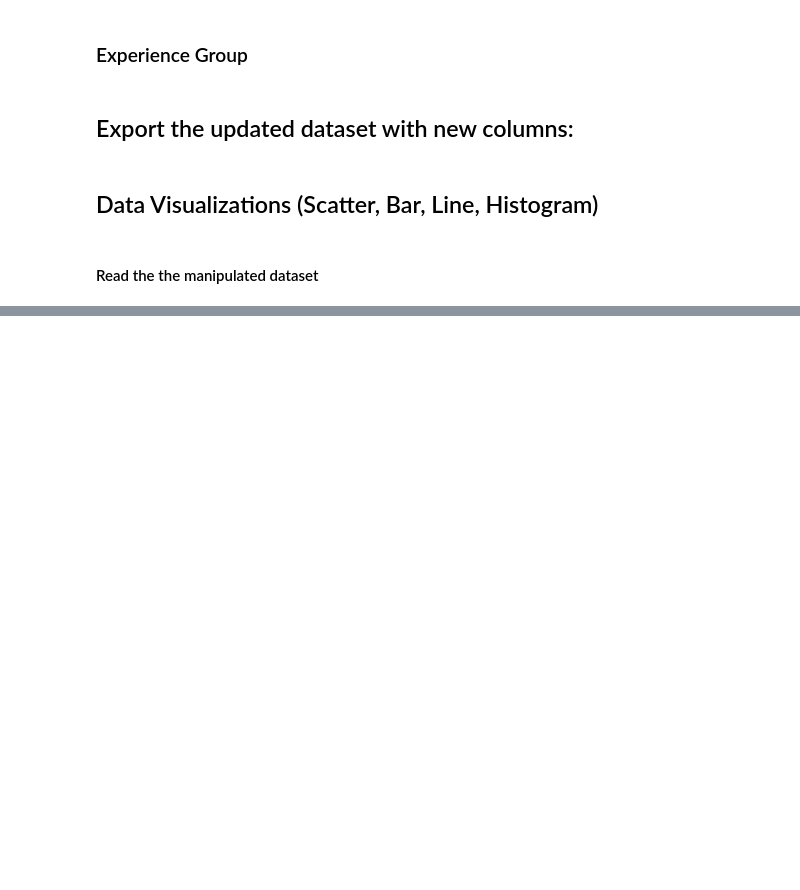
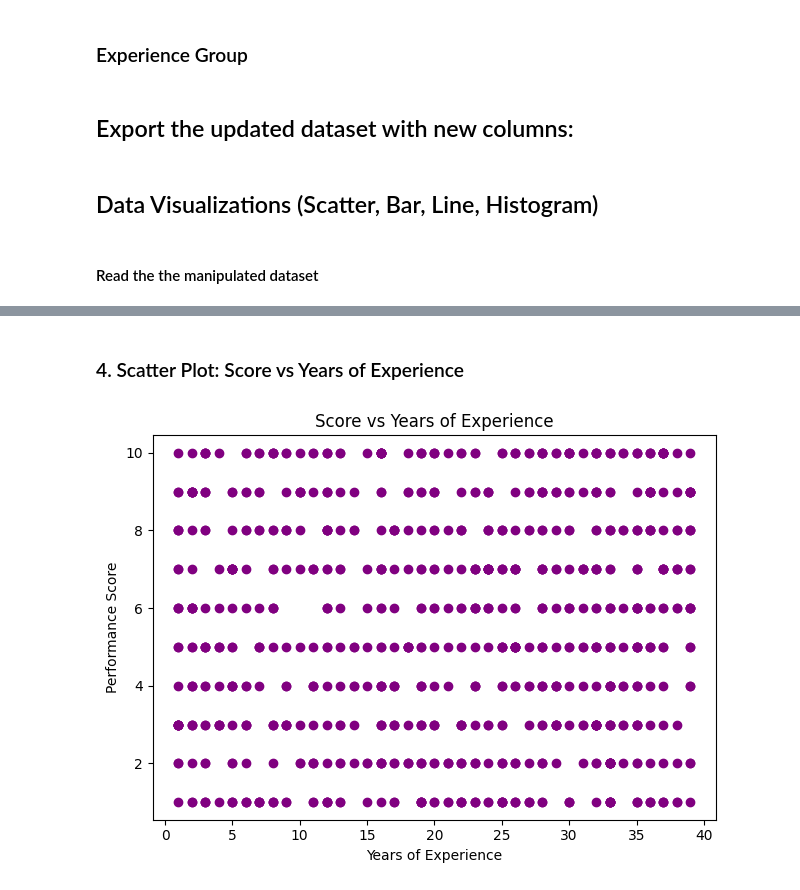
Before and after one commit to raquem-annierose/PolyTech-final-output, a Jupyter notebook: employee_performance_analysis.ipynb, the cells around one changed output, grey strips where cells are left out. Drawn from its saved outputs; the diff is of its cells as text; code cells hidden in the pictures; blank space fills up the shorter version.

```diff
--- a/employee_performance_analysis.ipynb
+++ b/employee_performance_analysis.ipynb
@@ -240,0 +297,11 @@ Line Plot
+# %% [markdown]
+### 4. Scatter Plot: Score vs Years of Experience
+# %%
+plt.scatter(df['years_experience'], df['performance_score'], color='purple')
+plt.title('Score vs Years of Experience')
+plt.xlabel('Years of Experience')
+plt.ylabel('Performance Score')
+plt.tight_layout()
+plt.show()
+# %% [output]
+[figure, added]
```
Also changed, not shown: parts of 24 cells of this notebook, 2 other files.
